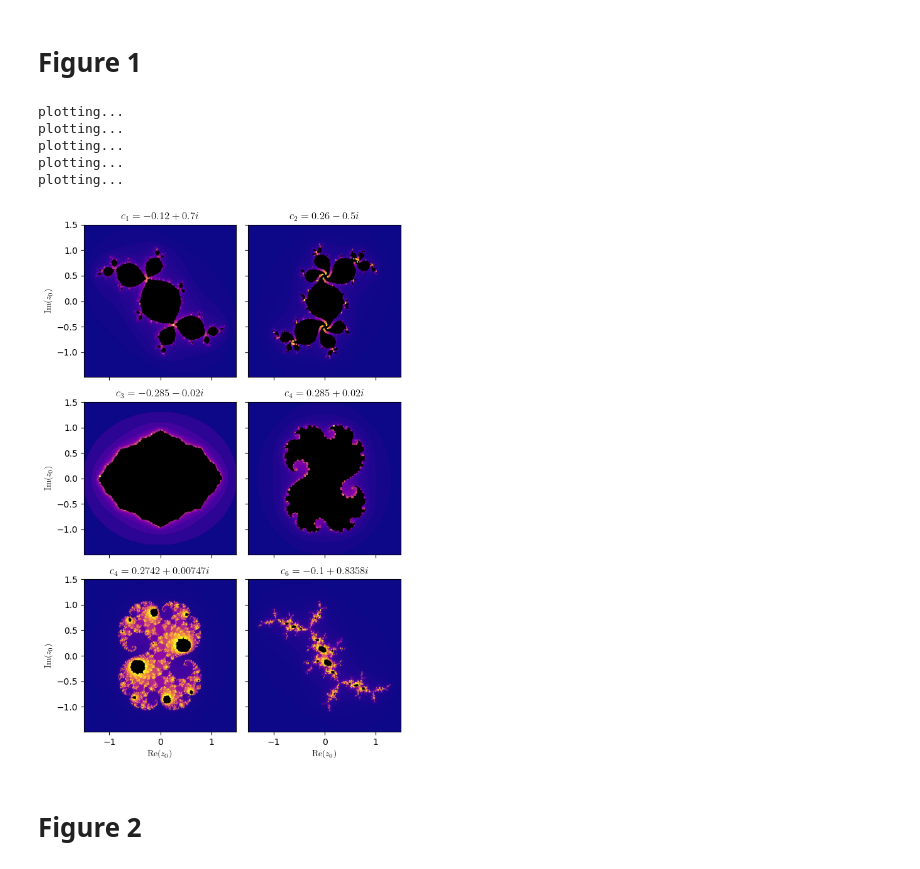
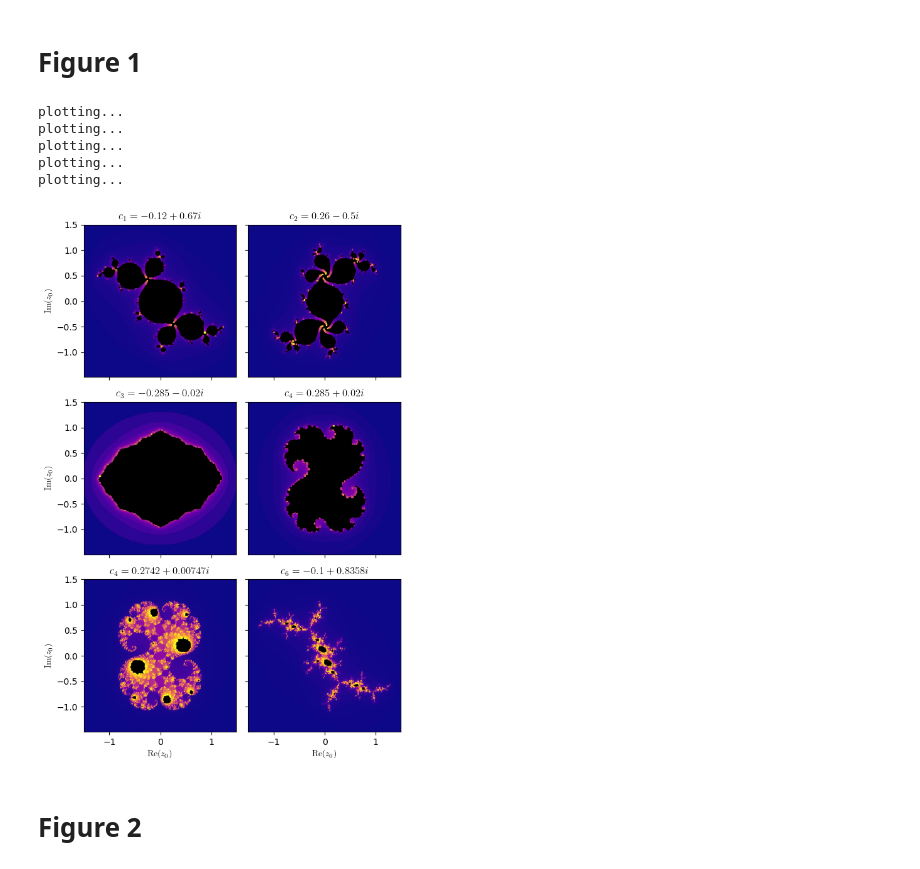
Before and after one commit to christopherwilson/HCov-Skills-Report--Julia-and-Mandelbrot, a Jupyter notebook: Mandelbrot.ipynb, the cells around one changed output. Cells and saved outputs as stored; diff of their text form; code cells hidden in the pictures.

```diff
--- a/Mandelbrot.ipynb
+++ b/Mandelbrot.ipynb
@@ -307,7 +307,7 @@ n_points = 300
 
 fig, axs = plt.subplots(3, 2, figsize=(6, 9), sharex=True, sharey=True)
 
-_, out_julia_c1 = gen_julia(CC(-1.5,1.5), CC(1.5,-1.5), (n_points, n_points), CC(-0.12,0.7), N = 200)
+_, out_julia_c1 = gen_julia(CC(-1.5,1.5), CC(1.5,-1.5), (n_points, n_points), CC(-0.12,0.67), N = 200)
 print("plotting...")
 axs[0][0].scatter(
     out_julia_c1[0],
@@ -321,7 +321,7 @@ axs[0][0].set_aspect("equal")
 axs[0][0].set_facecolor("black")
 axs[0][0].margins(x=0, y=0)
 axs[0][0].set_ylabel("$\mathrm{Im}(z_0)$", usetex=True)
-axs[0][0].set_title("$c_1 = -0.12+0.7i$", usetex = True)
+axs[0][0].set_title("$c_1 = -0.12+0.67i$", usetex = True)
 
 _, out_julia_c2 = gen_julia(CC(-1.5,1.5), CC(1.5,-1.5), (n_points, n_points), CC(0.26,-0.5), N = 200)
 print("plotting...")
@@ -381,34 +381,34 @@ axs[2][0].scatter(
     )
 axs[2][0].set_aspect("equal")
 axs[2][0].set_facecolor("black")
 axs[2][0].margins(x=0, y=0)
 axs[2][0].set_xlabel("$\mathrm{Re}(z_0)$", usetex=True)
 axs[2][0].set_ylabel("$\mathrm{Im}(z_0)$", usetex=True)
 axs[2][0].set_title("$c_4 = 0.2742+0.00747i$", usetex = True)
 
 _, out_julia = gen_julia(CC(-1.5,1.5), CC(1.5,-1.5), (n_points, n_points), CC(-0.1,0.8358), N = 200)
 axs[2][1].scatter(
     out_julia[0],
     out_julia[1],
     c=out_julia[2],
     marker=",",
     s = 1,
     cmap= "plasma"
     )
 axs[2][1].set_aspect("equal")
 axs[2][1].set_facecolor("black")
 axs[2][1].margins(x=0, y=0)
 axs[2][1].set_xlabel("$\mathrm{Re}(z_0)$", usetex=True)
 axs[2][1].set_title("$c_6 = -0.1+0.8358i$", usetex = True)
 fig.tight_layout()
 fig.savefig("Julia_Sets.png")
 # %% [output]
 plotting...
 plotting...
 plotting...
 plotting...
 plotting...
-[figure, old version]
+[figure, new version]
 # %% [markdown]
 # Figure 2
 # %%
```
Also changed, not shown: parts of 6 cells of this notebook, 3 other files.
